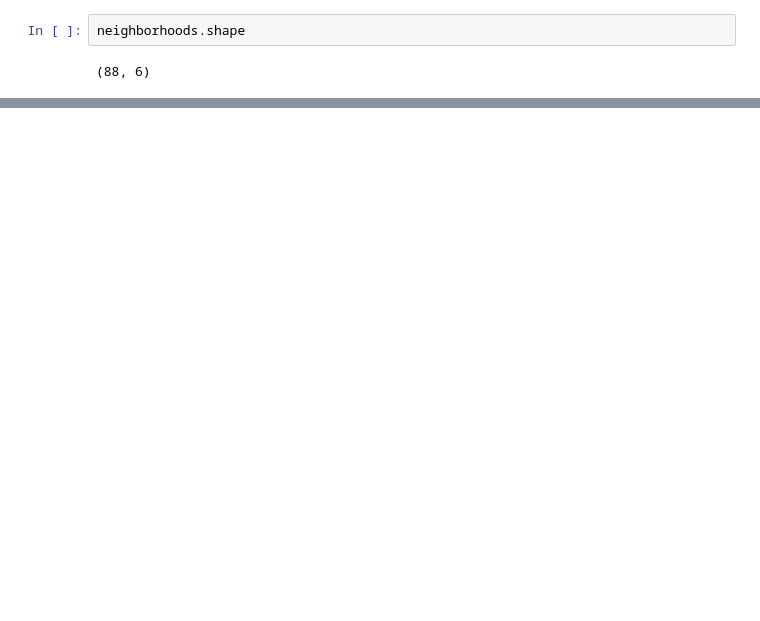
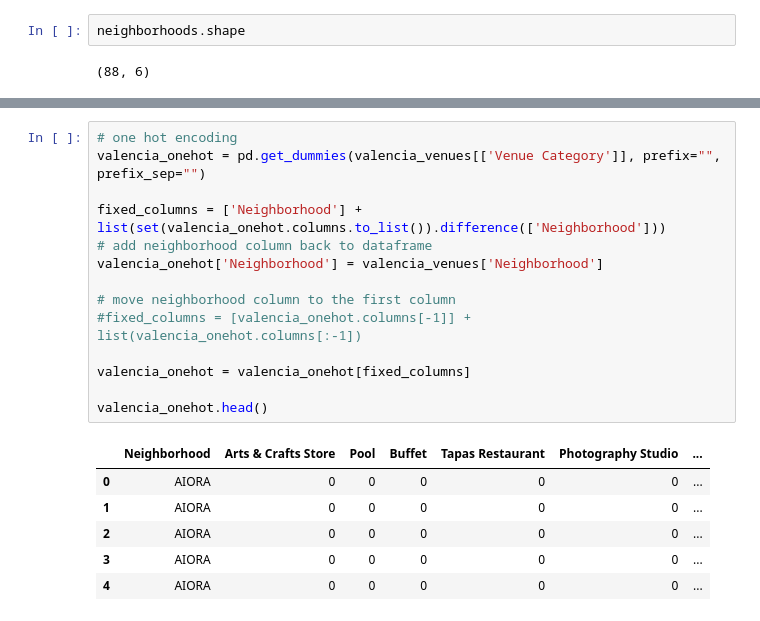
Before and after one commit to jocalte/Coursera_Capstone, a Jupyter notebook: The Battle of Neighborhoods.ipynb, the cells around one changed output, grey strips where cells are left out. Saved outputs shown, nothing was run; the diff lists cells and outputs as text; blank space fills up the shorter version.

```diff
--- a/The Battle of Neighborhoods.ipynb
+++ b/The Battle of Neighborhoods.ipynb
@@ -142,0 +323,21 @@ folium.GeoJson(data=(open("valencia_data.json", "r", encoding="utf-8-sig")).read
+# %%
+# one hot encoding
+valencia_onehot = pd.get_dummies(valencia_venues[['Venue Category']], prefix="", prefix_sep="")
+
+fixed_columns = ['Neighborhood'] + list(set(valencia_onehot.columns.to_list()).difference(['Neighborhood']))
+# add neighborhood column back to dataframe
+valencia_onehot['Neighborhood'] = valencia_venues['Neighborhood']
+
+# move neighborhood column to the first column
+#fixed_columns = [valencia_onehot.columns[-1]] + list(valencia_onehot.columns[:-1])
+
+valencia_onehot = valencia_onehot[fixed_columns]
+
+valencia_onehot.head()
+# %% [output]
+|  | Neighborhood | Arts & Crafts Store | Pool | Buffet | Tapas Restaurant | Photography Studio | ... |
+| 0 | AIORA | 0 | 0 | 0 | 0 | 0 | ... |
+| 1 | AIORA | 0 | 0 | 0 | 0 | 0 | ... |
+| 2 | AIORA | 0 | 0 | 0 | 0 | 0 | ... |
+| 3 | AIORA | 0 | 0 | 0 | 0 | 0 | ... |
+| 4 | AIORA | 0 | 0 | 0 | 0 | 0 | ... |
```
Also changed, not shown: parts of 23 cells of this notebook.
